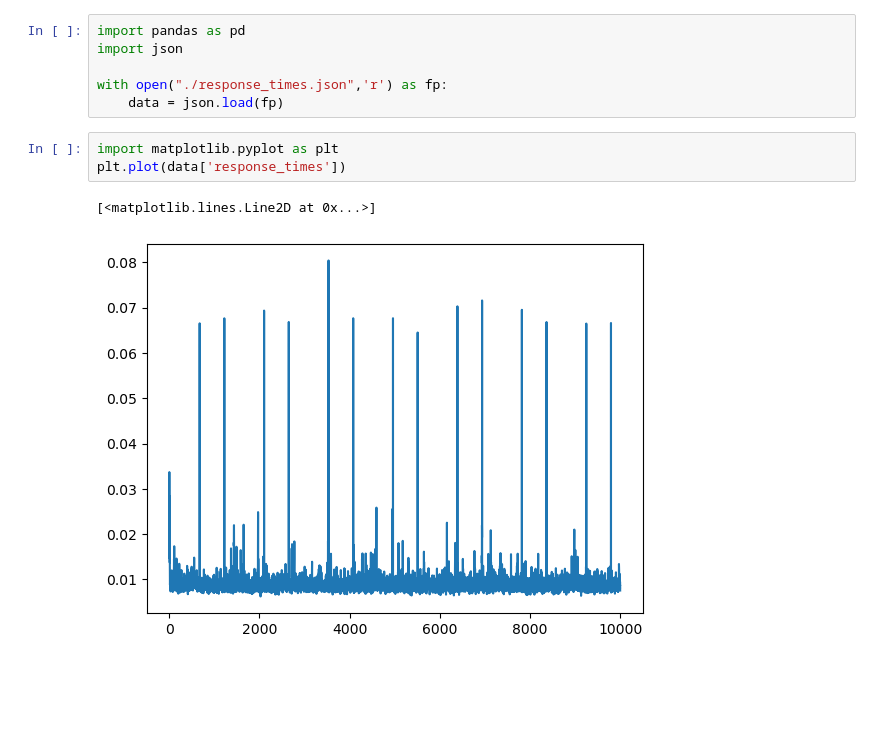
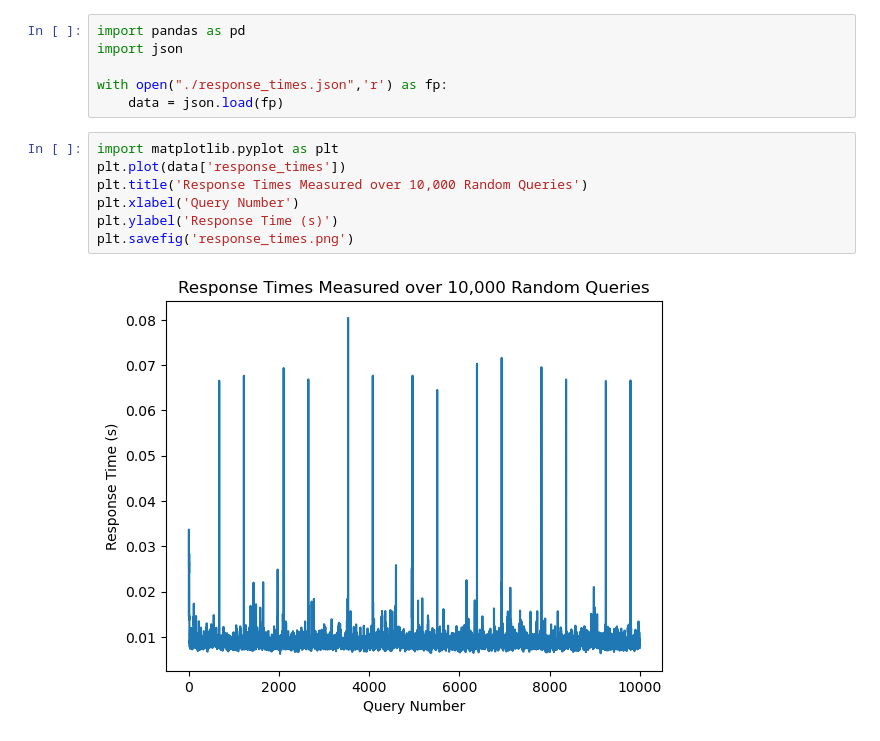
Before and after one commit to risan-raja/CatalogONDC, a Jupyter notebook: search-app/locust/response_times.ipynb, the cells around one changed output. Cells and saved outputs as stored; diff of their text form; blank space fills up the shorter version.

```diff
--- a/search-app/locust/response_times.ipynb
+++ b/search-app/locust/response_times.ipynb
@@ -7,6 +7,9 @@ with open("./response_times.json",'r') as fp:
 # %%
 import matplotlib.pyplot as plt
 plt.plot(data['response_times'])
+plt.title('Response Times Measured over 10,000 Random Queries')
+plt.xlabel('Query Number')
+plt.ylabel('Response Time (s)')
+plt.savefig('response_times.png')
 # %% [output]
-[<matplotlib.lines.Line2D at 0x...>]
-[figure, old version]
+[figure, new version]
```
Also changed, not shown: 3 other files.
